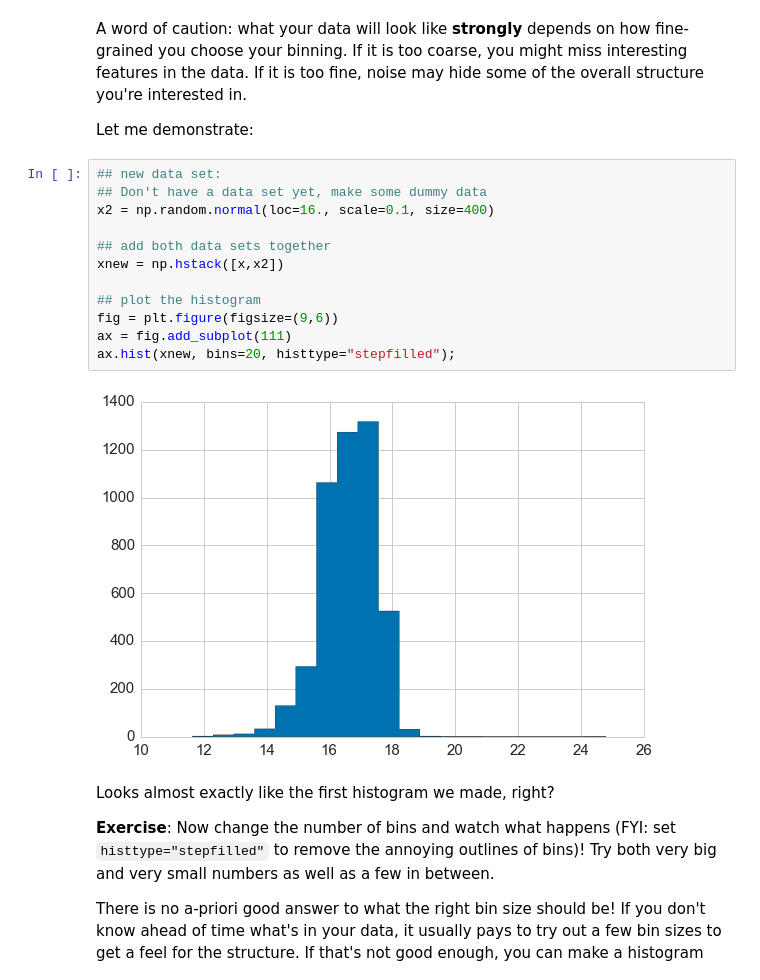
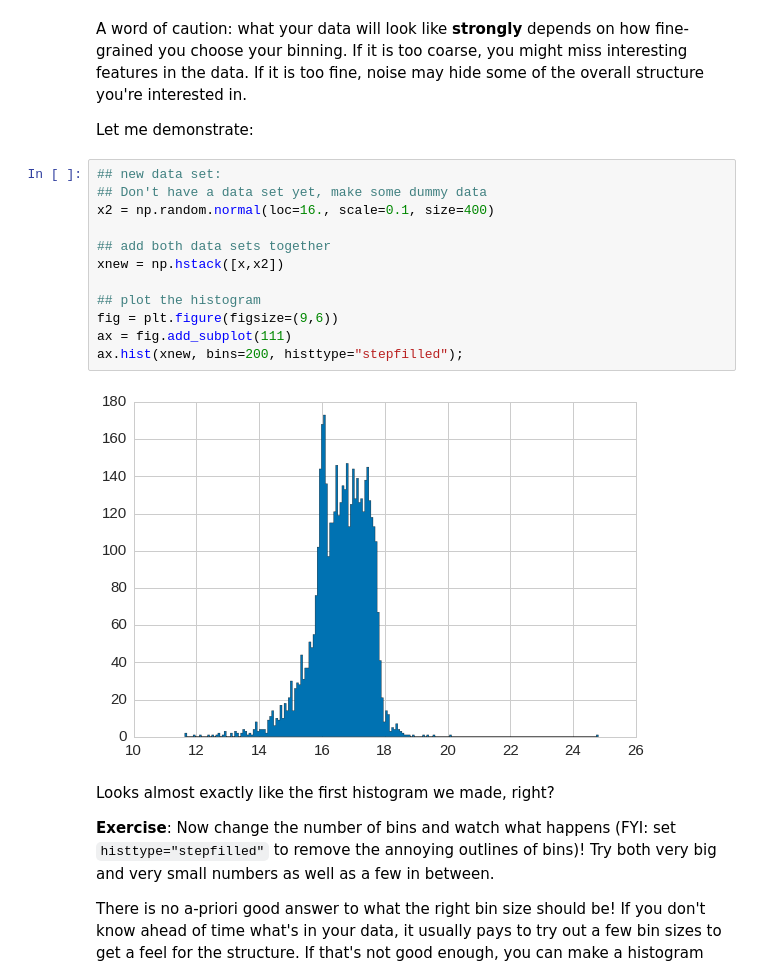
Before and after one commit to AstroHackWeek/AstroHackWeek2015, a Jupyter notebook: day1/day1_visualsummaries.ipynb, the cells around one changed output. Drawn from its saved outputs; the diff is of its cells as text.

```diff
--- a/day1/day1_visualsummaries.ipynb
+++ b/day1/day1_visualsummaries.ipynb
@@ -245,17 +241,17 @@ Let me demonstrate:
 # %%
 ## new data set:
 ## Don't have a data set yet, make some dummy data
 x2 = np.random.normal(loc=16., scale=0.1, size=400)
 
 ## add both data sets together
 xnew = np.hstack([x,x2])
 
 ## plot the histogram
 fig = plt.figure(figsize=(9,6))
 ax = fig.add_subplot(111)
-ax.hist(xnew, bins=20, histtype="stepfilled");
+ax.hist(xnew, bins=200, histtype="stepfilled");
 # %% [output]
-[figure, old version]
+[figure, new version]
 # %% [markdown]
 Looks almost exactly like the first histogram we made, right?
 
```
Also changed, not shown: parts of 29 cells of this notebook, 2 other files.
